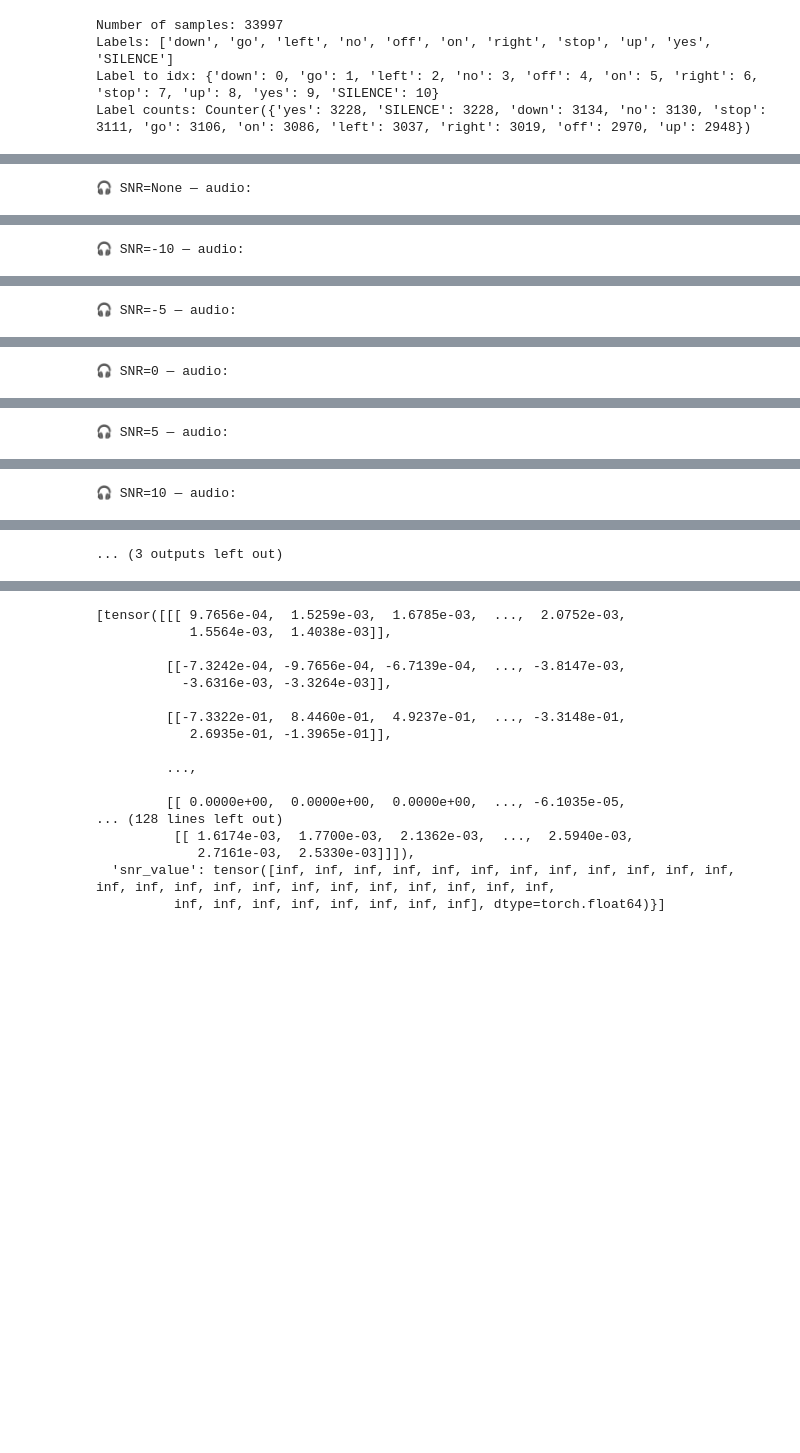
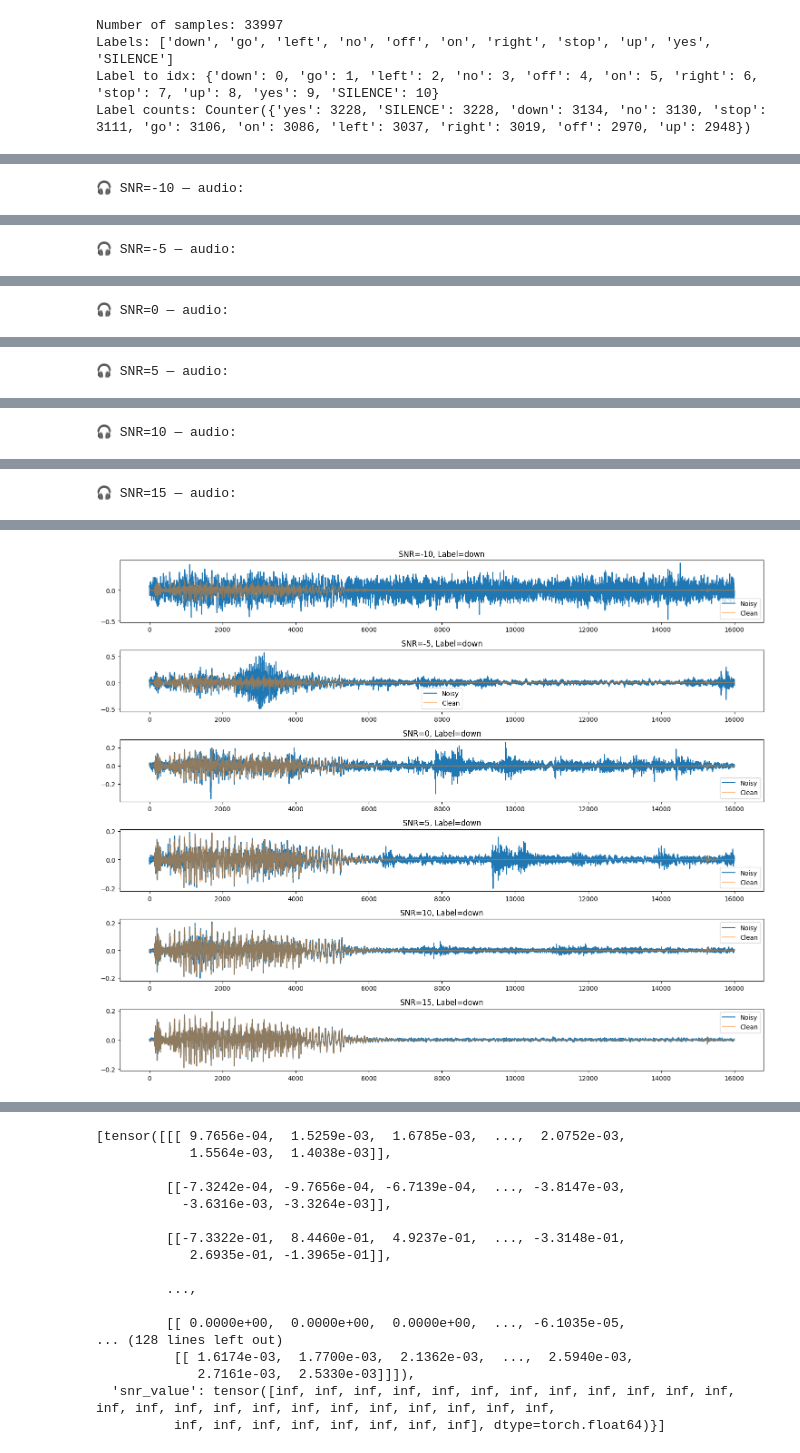
Before and after one commit to c-wejendorp/thesis, a Jupyter notebook: notebooks/week_9/test_new_dataset_class.ipynb, the cells around one changed output, grey strips where cells are left out. Drawn from its saved outputs; the diff is of its cells as text; code cells hidden in the pictures; blank space fills up the shorter version.

```diff
--- a/notebooks/week_9/test_new_dataset_class.ipynb
+++ b/notebooks/week_9/test_new_dataset_class.ipynb
@@ -86,40 +87,40 @@ for i in range(5):
 from IPython.display import Audio, display
 import matplotlib.pyplot as plt
 
-snrs = [None, -10, -5, 0, 5, 10, 15]
+snrs = [-10, -5, 0, 5, 10, 15]
 
 plt.figure(figsize=(15, 12))
 
 for i, snr in enumerate(snrs):
     ds._set_snr(snr)
     noisy_waveform, label_idx, meta = ds[32]
-    clean_waveform = meta["raw_signal"]
+    clean_waveform = meta["waveform_post_transform"]
     sr = meta["sample_rate"]
 
     # ----- Plot -----
     plt.subplot(len(snrs), 1, i + 1)
     plt.plot(noisy_waveform.t().numpy(), label="Noisy")
     plt.plot(clean_waveform.t().numpy(), alpha=0.5, label="Clean")
     plt.title(f"SNR={snr}, Label={meta['label']}")
     plt.legend()
     plt.tight_layout()
 
     # ----- Audio playback -----
     print(f"\n🎧 SNR={snr} — audio:")
     display(Audio(noisy_waveform.squeeze().numpy(), rate=sr))
 
 plt.show()
 # %% [output]
-🎧 SNR=None — audio:
+🎧 SNR=-10 — audio:
 [interactive output not drawn]
-🎧 SNR=-10 — audio:
+🎧 SNR=-5 — audio:
 [interactive output not drawn]
-🎧 SNR=-5 — audio:
+🎧 SNR=0 — audio:
 [interactive output not drawn]
-🎧 SNR=0 — audio:
+🎧 SNR=5 — audio:
 [interactive output not drawn]
-🎧 SNR=5 — audio:
+🎧 SNR=10 — audio:
 [interactive output not drawn]
-🎧 SNR=10 — audio:
+🎧 SNR=15 — audio:
 [interactive output not drawn]
-... (3 outputs left out)
+[figure, added]
```
Also changed, not shown: parts of 5 cells of this notebook.
